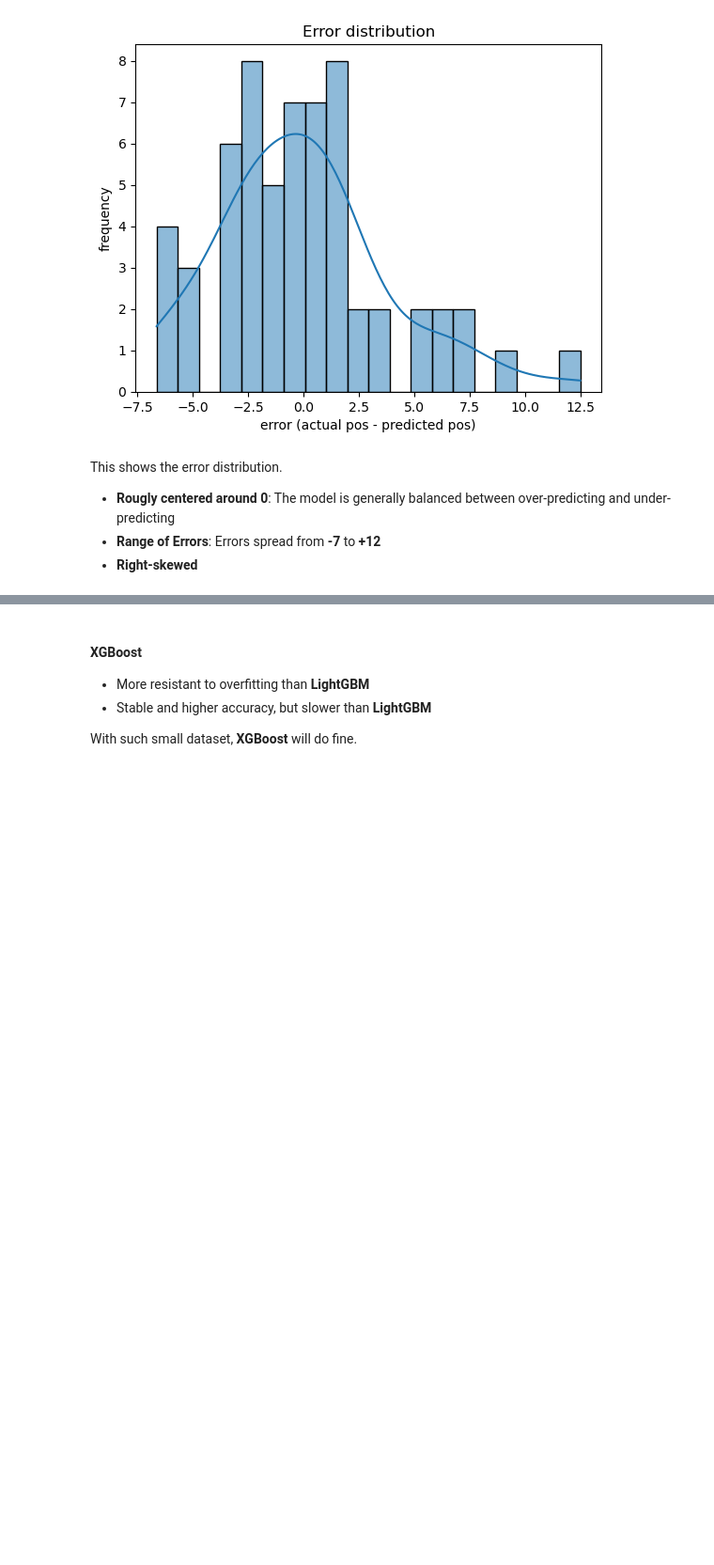
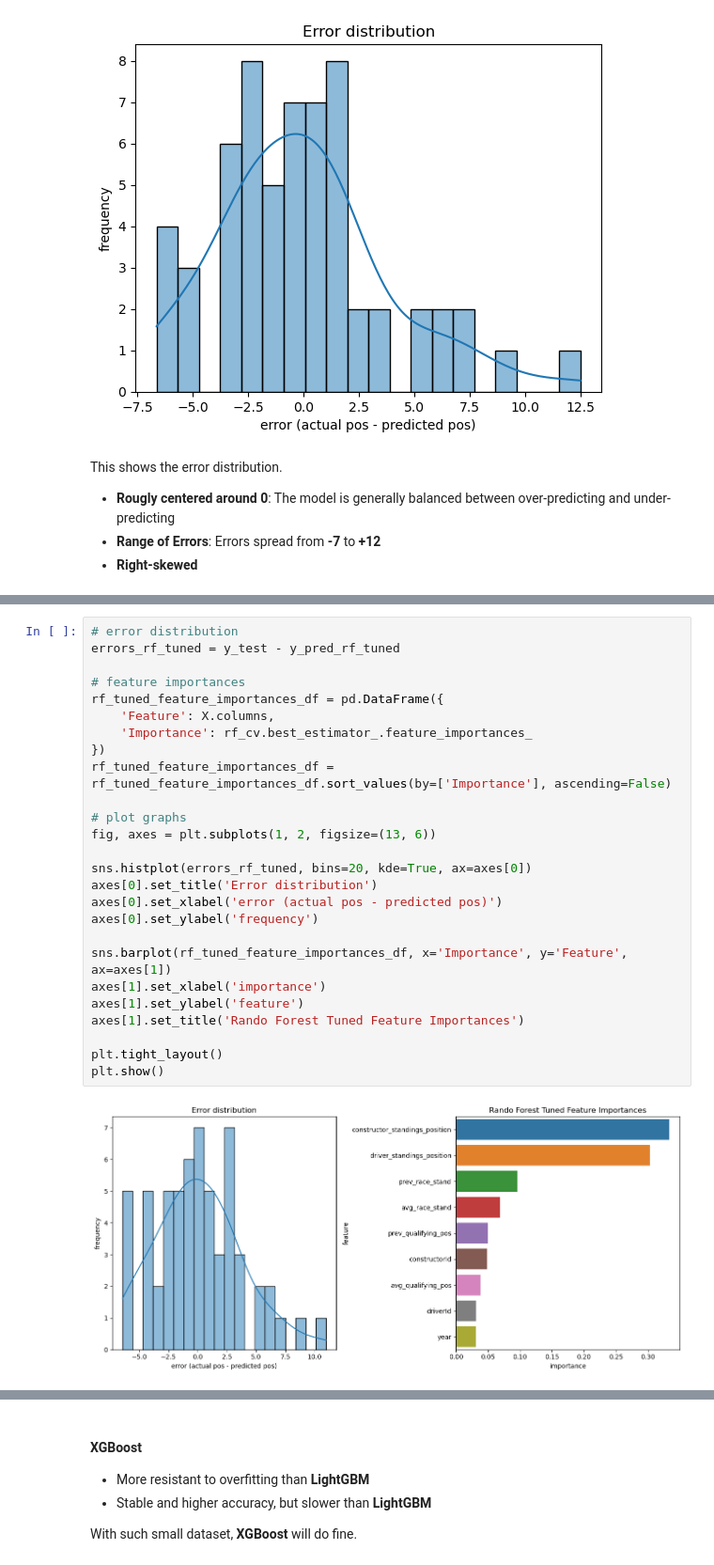
Before and after one commit to otola03/Kaggle_Studies, a Jupyter notebook: f1_analysis/f1_data_stat_project.ipynb, the cells around one changed output, grey strips where cells are left out. Shown at 94% size. Drawn from its saved outputs; the diff is of its cells as text; blank space fills up the shorter version.

```diff
--- a/f1_analysis/f1_data_stat_project.ipynb
+++ b/f1_analysis/f1_data_stat_project.ipynb
@@ -864,0 +954,28 @@ This shows the error distribution.
+# %%
+# error distribution
+errors_rf_tuned = y_test - y_pred_rf_tuned
+
+# feature importances
+rf_tuned_feature_importances_df = pd.DataFrame({
+    'Feature': X.columns,
+    'Importance': rf_cv.best_estimator_.feature_importances_
+})
+rf_tuned_feature_importances_df = rf_tuned_feature_importances_df.sort_values(by=['Importance'], ascending=False)
+
+# plot graphs
+fig, axes = plt.subplots(1, 2, figsize=(13, 6))
+
+sns.histplot(errors_rf_tuned, bins=20, kde=True, ax=axes[0])
+axes[0].set_title('Error distribution')
+axes[0].set_xlabel('error (actual pos - predicted pos)')
+axes[0].set_ylabel('frequency')
+
+sns.barplot(rf_tuned_feature_importances_df, x='Importance', y='Feature', ax=axes[1])
+axes[1].set_xlabel('importance')
+axes[1].set_ylabel('feature')
+axes[1].set_title('Rando Forest Tuned Feature Importances')
+
+plt.tight_layout()
+plt.show()
+# %% [output]
+[figure, added]
```
Also changed, not shown: parts of 25 cells of this notebook.
